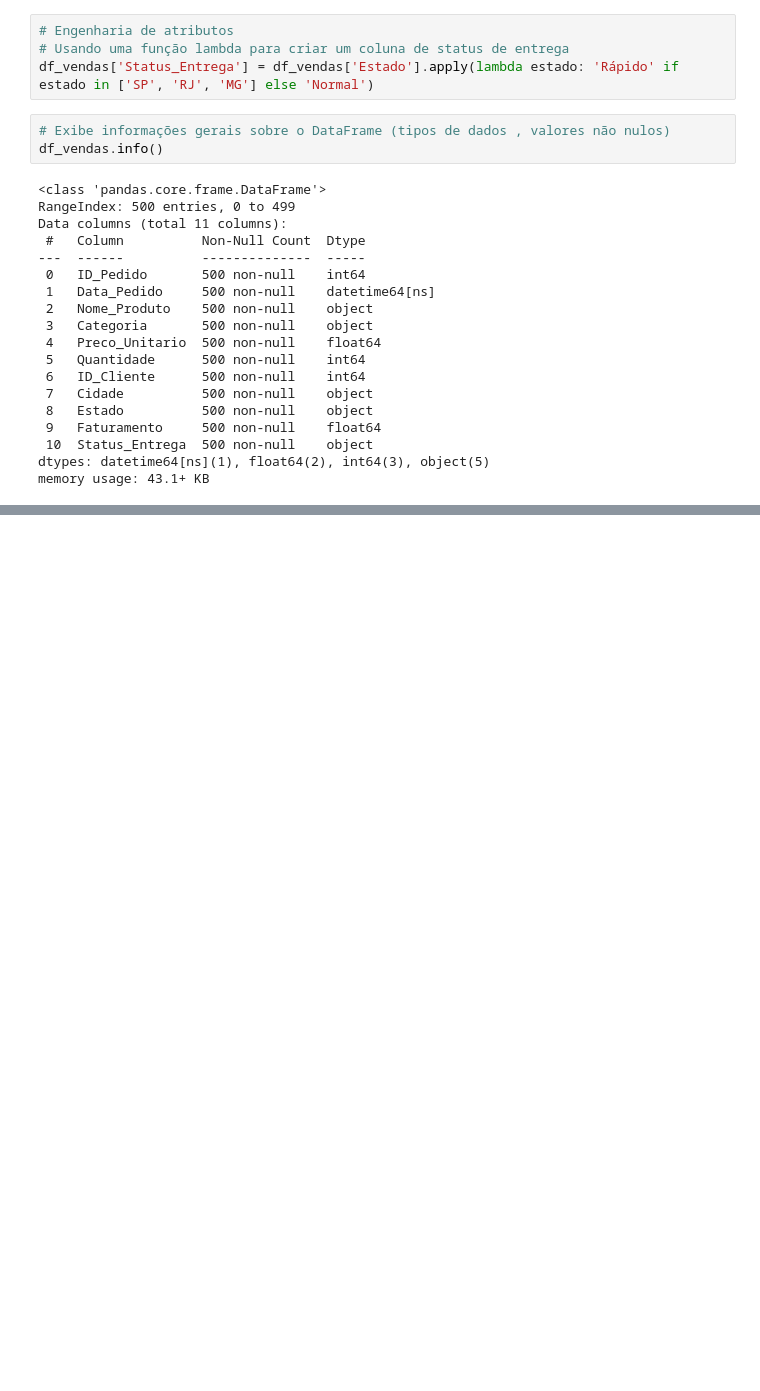
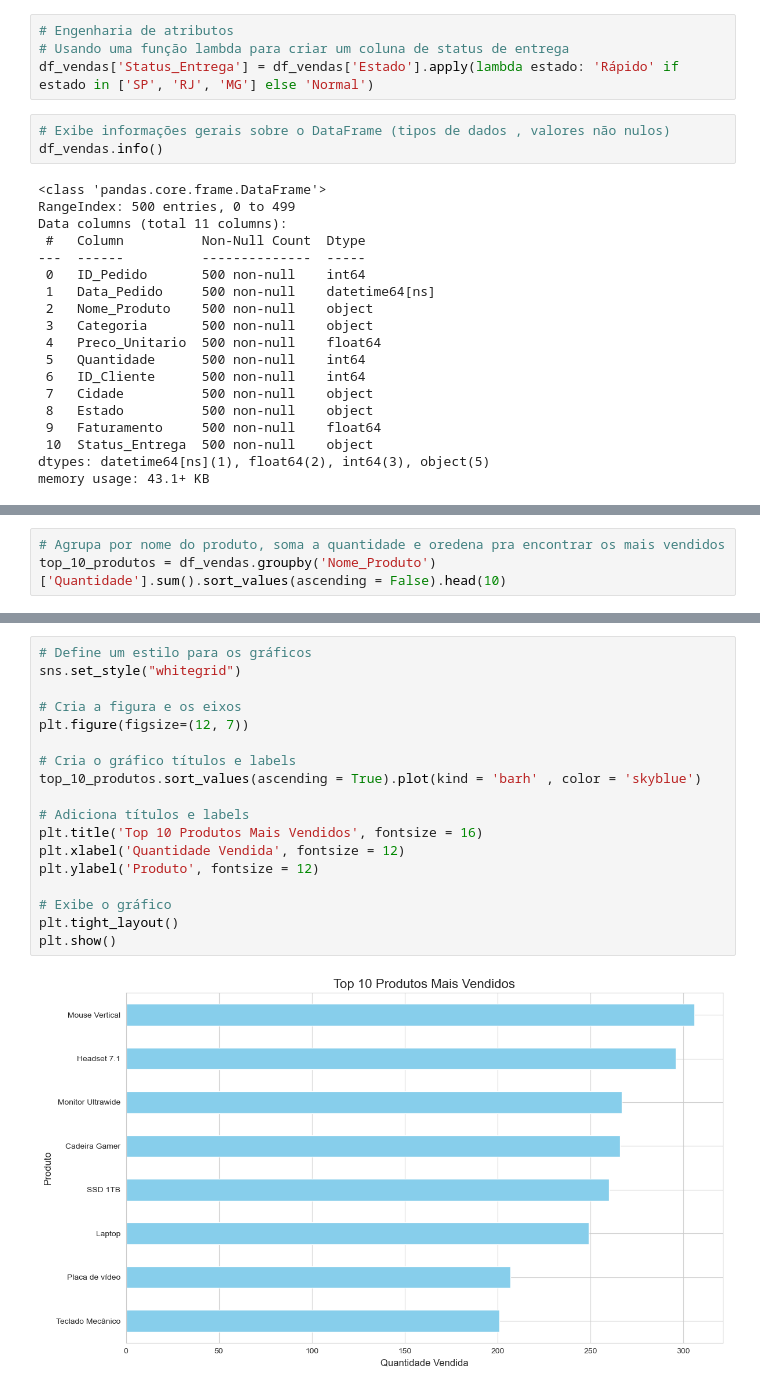
Before and after one commit to adenilson1/cursoDSA, a Jupyter notebook: curso_DSA/projeto_01/projeto01.ipynb, the cells around one changed output, grey strips where cells are left out. Cells and saved outputs as stored; diff of their text form; blank space fills up the shorter version.

Commit message:
Top 10 Produtos Mais Vendidos com Pandas, NumPy e Matplotlib

```diff
--- a/curso_DSA/projeto_01/projeto01.ipynb
+++ b/curso_DSA/projeto_01/projeto01.ipynb
@@ -254,0 +257,3 @@ df_vendas.head()
+# %%
+# Agrupa por nome do produto, soma a quantidade e oredena pra encontrar os mais vendidos
+top_10_produtos = df_vendas.groupby('Nome_Produto')['Quantidade'].sum().sort_values(ascending = False).head(10)
@@ -254,0 +274,20 @@ df_vendas.head()
+# %%
+# Define um estilo para os gráficos
+sns.set_style("whitegrid")
+
+# Cria a figura e os eixos
+plt.figure(figsize=(12, 7))
+
+# Cria o gráfico títulos e labels
+top_10_produtos.sort_values(ascending = True).plot(kind = 'barh' , color = 'skyblue')
+
+# Adiciona títulos e labels
+plt.title('Top 10 Produtos Mais Vendidos', fontsize = 16)
+plt.xlabel('Quantidade Vendida', fontsize = 12)
+plt.ylabel('Produto', fontsize = 12)
+
+# Exibe o gráfico
+plt.tight_layout()
+plt.show()
+# %% [output]
+[figure, added]
```
Also changed, not shown: parts of 7 cells of this notebook.
